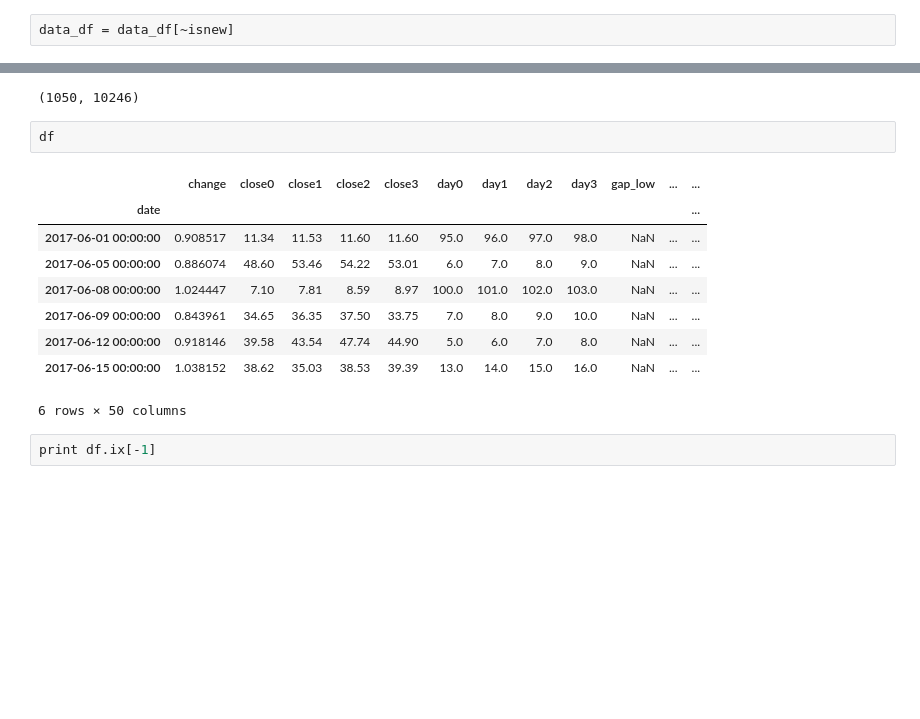
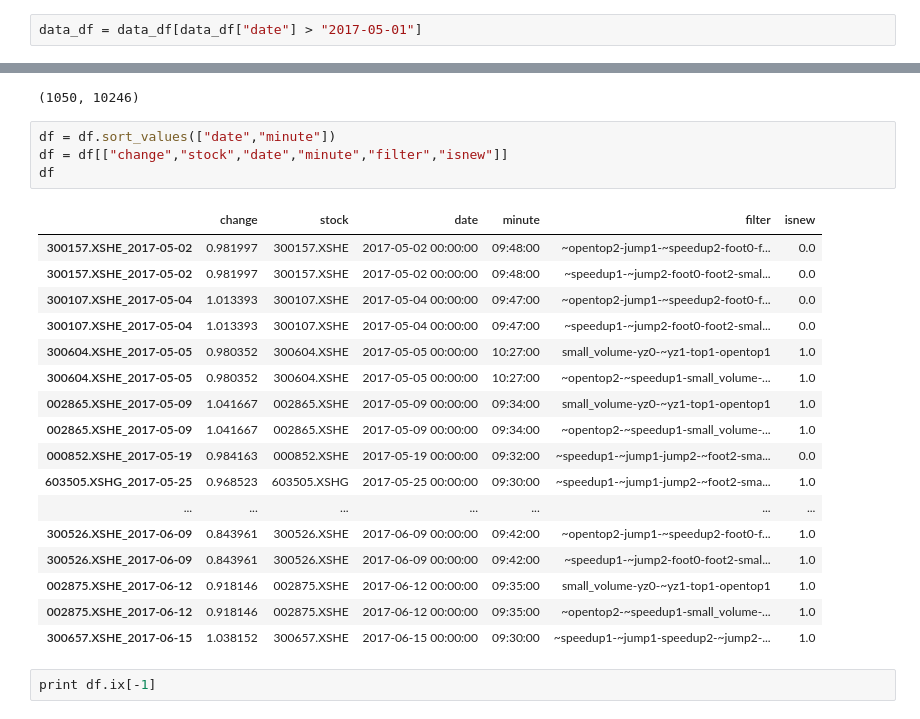
Before and after one commit to StockFucker/top, a Jupyter notebook: 回测.ipynb, the cells around one changed output, grey strips where cells are left out. Drawn from its saved outputs; the diff is of its cells as text; blank space fills up the shorter version.

```diff
--- a/回测.ipynb
+++ b/回测.ipynb
@@ -9,2 +9,2 @@ len(data_df)
-# %%
-data_df = data_df[~isnew]
+# %%
+data_df = data_df[data_df["date"] > "2017-05-01"]
@@ -75,18 +144,28 @@ len(df)
 len(df),len(data_df)
 # %% [output]
 (1050, 10246)
-# %%
-df
-# %% [output]
-|  | change | close0 | close1 | close2 | close3 | day0 | day1 | day2 | day3 | gap_low | ... | ... |
-| date |  |  |  |  |  |  |  |  |  |  |  | ... |
-| 2017-06-01 00:00:00 | 0.908517 | 11.34 | 11.53 | 11.60 | 11.60 | 95.0 | 96.0 | 97.0 | 98.0 | NaN | ... | ... |
-| 2017-06-05 00:00:00 | 0.886074 | 48.60 | 53.46 | 54.22 | 53.01 | 6.0 | 7.0 | 8.0 | 9.0 | NaN | ... | ... |
-| 2017-06-08 00:00:00 | 1.024447 | 7.10 | 7.81 | 8.59 | 8.97 | 100.0 | 101.0 | 102.0 | 103.0 | NaN | ... | ... |
-| 2017-06-09 00:00:00 | 0.843961 | 34.65 | 36.35 | 37.50 | 33.75 | 7.0 | 8.0 | 9.0 | 10.0 | NaN | ... | ... |
-| 2017-06-12 00:00:00 | 0.918146 | 39.58 | 43.54 | 47.74 | 44.90 | 5.0 | 6.0 | 7.0 | 8.0 | NaN | ... | ... |
-| 2017-06-15 00:00:00 | 1.038152 | 38.62 | 35.03 | 38.53 | 39.39 | 13.0 | 14.0 | 15.0 | 16.0 | NaN | ... | ... |
-6 rows × 50 columns
+# %%
+df = df.sort_values(["date","minute"])
+df = df[["change","stock","date","minute","filter","isnew"]]
+df
+# %% [output]
+|  | change | stock | date | minute | filter | isnew |
+| 300157.XSHE_2017-05-02 | 0.981997 | 300157.XSHE | 2017-05-02 00:00:00 | 09:48:00 | ~opentop2-jump1-~speedup2-foot0-f... | 0.0 |
+| 300157.XSHE_2017-05-02 | 0.981997 | 300157.XSHE | 2017-05-02 00:00:00 | 09:48:00 | ~speedup1-~jump2-foot0-foot2-smal... | 0.0 |
+| 300107.XSHE_2017-05-04 | 1.013393 | 300107.XSHE | 2017-05-04 00:00:00 | 09:47:00 | ~opentop2-jump1-~speedup2-foot0-f... | 0.0 |
+| 300107.XSHE_2017-05-04 | 1.013393 | 300107.XSHE | 2017-05-04 00:00:00 | 09:47:00 | ~speedup1-~jump2-foot0-foot2-smal... | 0.0 |
+| 300604.XSHE_2017-05-05 | 0.980352 | 300604.XSHE | 2017-05-05 00:00:00 | 10:27:00 | small_volume-yz0-~yz1-top1-opentop1 | 1.0 |
+| 300604.XSHE_2017-05-05 | 0.980352 | 300604.XSHE | 2017-05-05 00:00:00 | 10:27:00 | ~opentop2-~speedup1-small_volume-... | 1.0 |
+| 002865.XSHE_2017-05-09 | 1.041667 | 002865.XSHE | 2017-05-09 00:00:00 | 09:34:00 | small_volume-yz0-~yz1-top1-opentop1 | 1.0 |
+| 002865.XSHE_2017-05-09 | 1.041667 | 002865.XSHE | 2017-05-09 00:00:00 | 09:34:00 | ~opentop2-~speedup1-small_volume-... | 1.0 |
+| 000852.XSHE_2017-05-19 | 0.984163 | 000852.XSHE | 2017-05-19 00:00:00 | 09:32:00 | ~speedup1-~jump1-jump2-~foot2-sma... | 0.0 |
+| 603505.XSHG_2017-05-25 | 0.968523 | 603505.XSHG | 2017-05-25 00:00:00 | 09:30:00 | ~speedup1-~jump1-jump2-~foot2-sma... | 1.0 |
+| ... | ... | ... | ... | ... | ... | ... |
+| 300526.XSHE_2017-06-09 | 0.843961 | 300526.XSHE | 2017-06-09 00:00:00 | 09:42:00 | ~opentop2-jump1-~speedup2-foot0-f... | 1.0 |
+| 300526.XSHE_2017-06-09 | 0.843961 | 300526.XSHE | 2017-06-09 00:00:00 | 09:42:00 | ~speedup1-~jump2-foot0-foot2-smal... | 1.0 |
+| 002875.XSHE_2017-06-12 | 0.918146 | 002875.XSHE | 2017-06-12 00:00:00 | 09:35:00 | small_volume-yz0-~yz1-top1-opentop1 | 1.0 |
+| 002875.XSHE_2017-06-12 | 0.918146 | 002875.XSHE | 2017-06-12 00:00:00 | 09:35:00 | ~opentop2-~speedup1-small_volume-... | 1.0 |
+| 300657.XSHE_2017-06-15 | 1.038152 | 300657.XSHE | 2017-06-15 00:00:00 | 09:30:00 | ~speedup1-~jump1-speedup2-~jump2-... | 1.0 |
 # %%
 print df.ix[-1]
 # %% [output]
```
Also changed, not shown: parts of 6 cells of this notebook, 10 other files.
